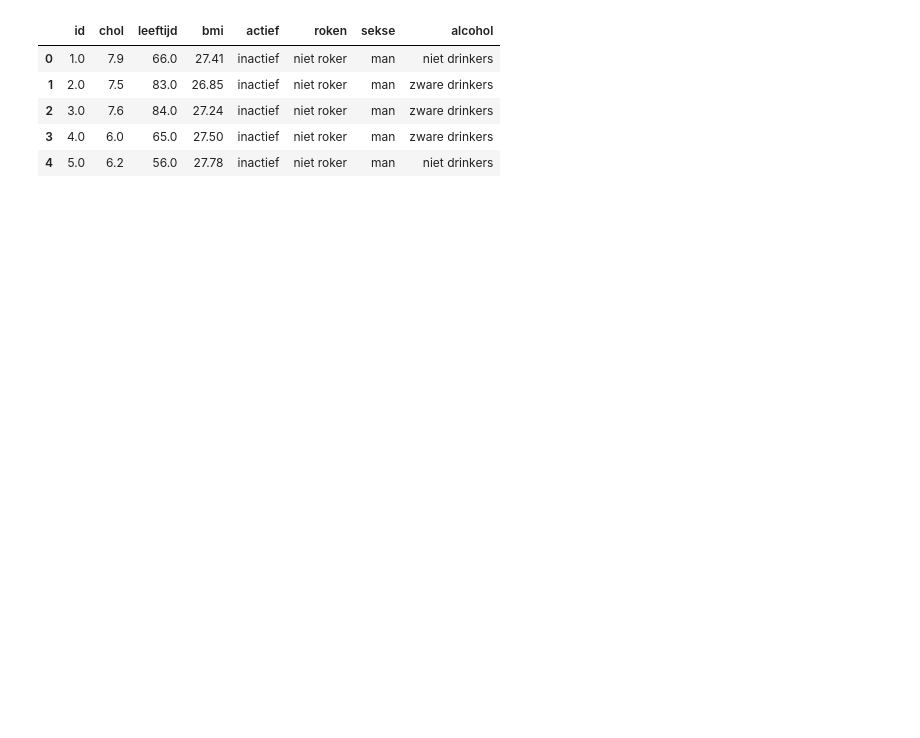
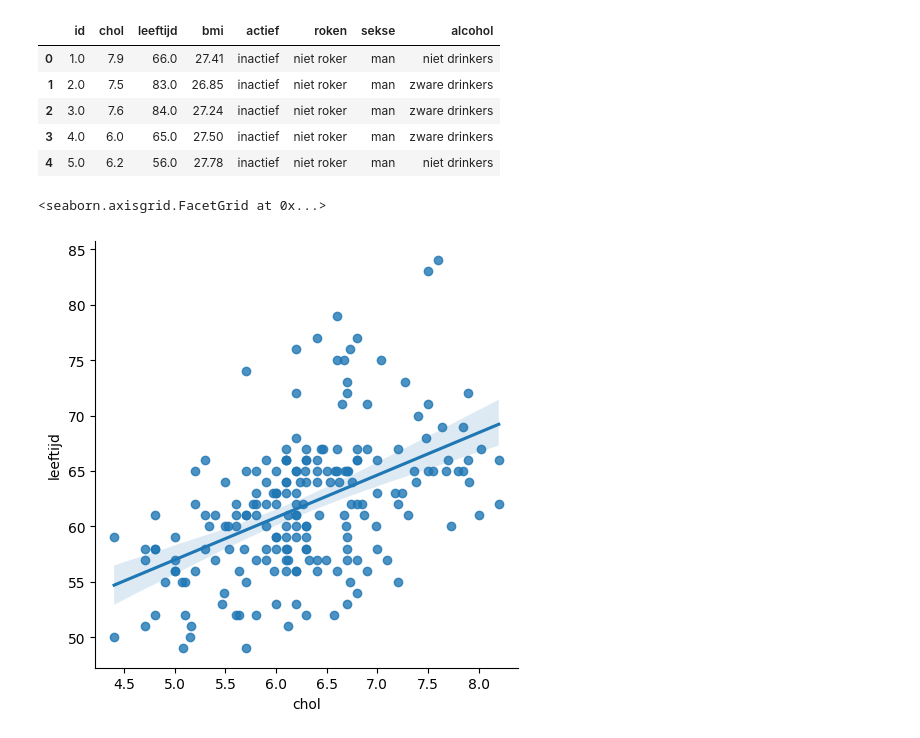
Before and after one commit to TimWijma/ds-dm-assignments, a Jupyter notebook: six.ipynb, the cells around one changed output. Cells and saved outputs as stored; diff of their text form; code cells hidden in the pictures; blank space fills up the shorter version.

```diff
--- a/six.ipynb
+++ b/six.ipynb
@@ -11,3 +11,10 @@ chol1.head()
 | 2 | 3.0 | 7.6 | 84.0 | 27.24 | inactief | niet roker | man | zware drinkers |
 | 3 | 4.0 | 6.0 | 65.0 | 27.50 | inactief | niet roker | man | zware drinkers |
 | 4 | 5.0 | 6.2 | 56.0 | 27.78 | inactief | niet roker | man | niet drinkers |
+# %%
+from seaborn import lmplot
+
+lmplot(chol1, x="chol", y="leeftijd", fit_reg=True)
+# %% [output]
+<seaborn.axisgrid.FacetGrid at 0x...>
+[figure, added]
```
Also changed, not shown: parts of 4 cells of this notebook, 1 other file.
